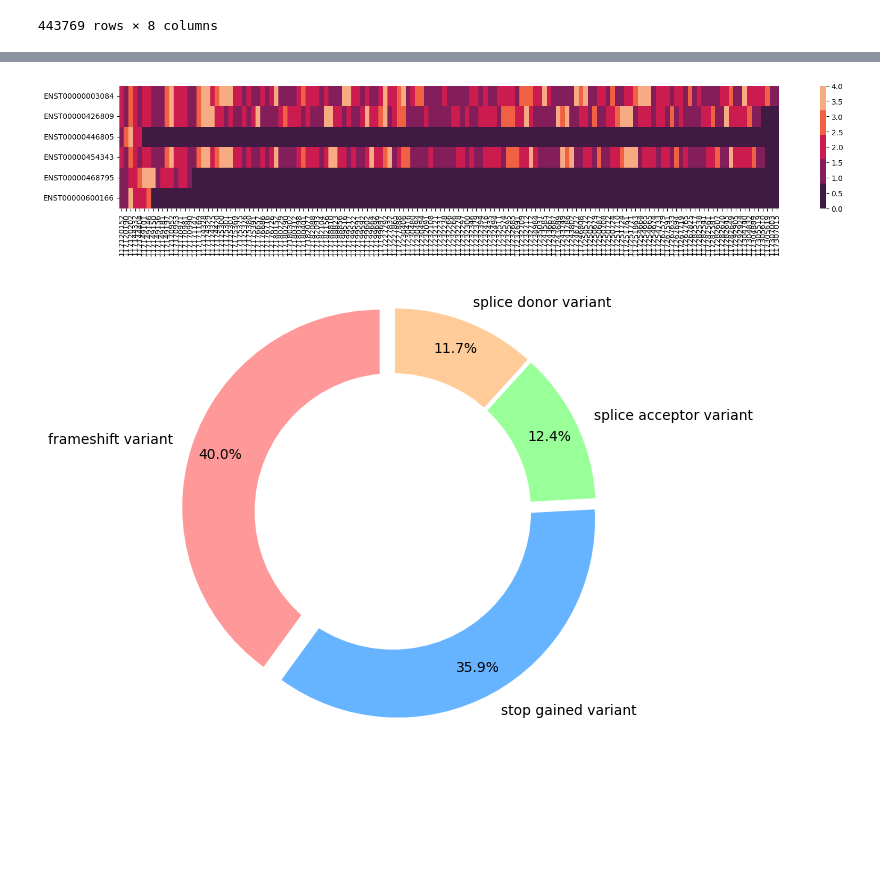
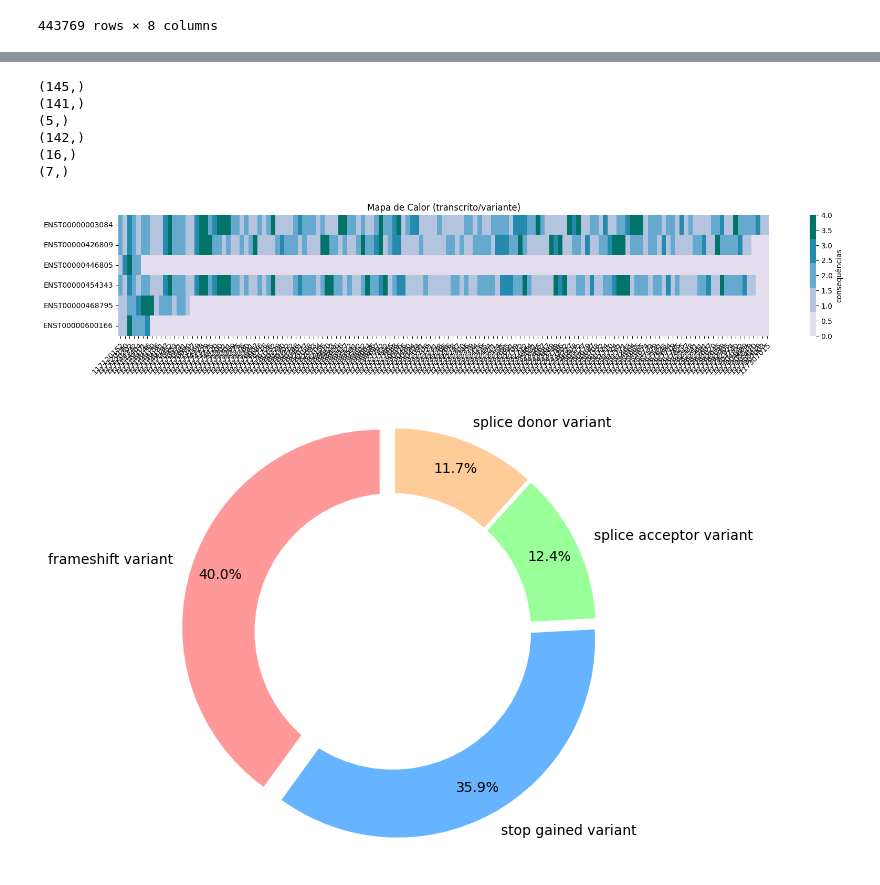
Before and after one commit to Rafaelca70x/estagio-bio-info-LGHM, a Jupyter notebook: tarefa1.ipynb, the cells around one changed output, grey strips where cells are left out. Saved outputs shown, nothing was run; the diff lists cells and outputs as text; code cells hidden in the pictures; blank space fills up the shorter version.

```diff
--- a/tarefa1.ipynb
+++ b/tarefa1.ipynb
@@ -49,6 +49,10 @@ for i in range(145):
   all[2][i] = all[2][i].split(',') #split dos transcritos que estavam juntos em uma única string
 
 variant_id = [str(variant) for variant in all[0]] #tornando as variantes uma string para adicionar como key no dicionario
+# %%
+ref = np.array(['ENST00000003084', 'ENST00000426809', 'ENST00000446805',
+       'ENST00000454343', 'ENST00000468795', 'ENST00000600166'])
+all[2] = [[ref[k] if ref[k] in all[2][i] else 0 for k in range(len(ref))]for i in range(len(all[2]))]
 # %%
 a = [np.array(i) for i in all[2]]
 transc = np.concatenate((a))
@@ -94,16 +109,29 @@ for j in range(len(lista)):
     for value in var_cons_transc[i][1]:
       if unique_transc[j] in value:
         lista[j].append(float(value[0]))
+# %%
+for i in range(len(lista)):
+  print(np.shape(lista[i]))
+# %% [output]
+(145,)
+(141,)
+(5,)
+(142,)
+(16,)
+(7,)
 # %%
 for i in range(len(lista)):
   lista[i] = np.pad(lista[i],(0,(len(lista[0])-len(lista[i])))) #padding dos arrays dentro da lista para completar 145 em todos
 # %%
 fig, ax = plt.subplots(figsize=(20, 3))
-cmap = sns.color_palette("rocket", 5)
-sns.heatmap(lista, cmap = cmap, xticklabels = variant_id, yticklabels = unique_transc)
+cmap = sns.color_palette("PuBuGn", 5)
+sns.heatmap(lista, vmin=0, vmax = 4, cmap = cmap, cbar_kws={'label': 'consequências'}, xticklabels = variant_id, yticklabels = unique_transc)
+plt.setp(ax.get_xticklabels(), rotation=45, ha="right",
+         rotation_mode="anchor")
+ax.set_title("Mapa de Calor (transcrito/variante)")
 plt.show()
 # %% [output]
-[figure, old version]
+[figure, new version]
 # %%
 frame_transc = gnomad[(gnomad['gene_symbols'] == 'CFTR') & (gnomad['most_severe_consequence'] == 'frameshift_variant')].drop(['chrom', 'ref', 'alt', 'gene_ids',  'gene_symbols'], axis=1).values.T
 stop_transc = gnomad[(gnomad['gene_symbols'] == 'CFTR') & (gnomad['most_severe_consequence'] == 'stop_gained')].drop(['chrom', 'ref', 'alt', 'gene_ids',  'gene_symbols'], axis=1).values.T
```
Also changed, not shown: parts of 4 cells of this notebook.
